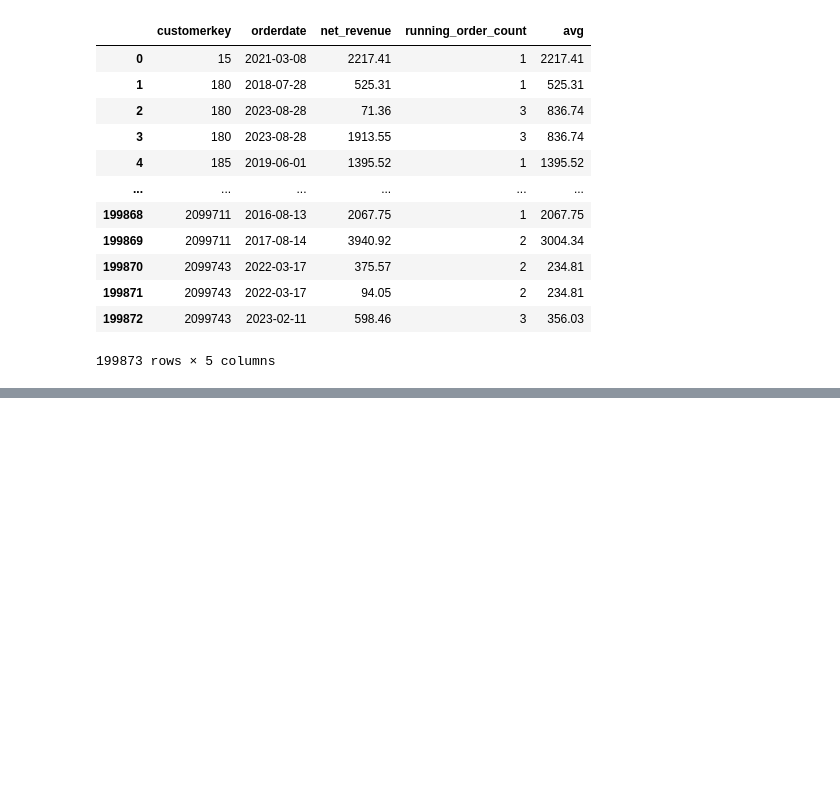
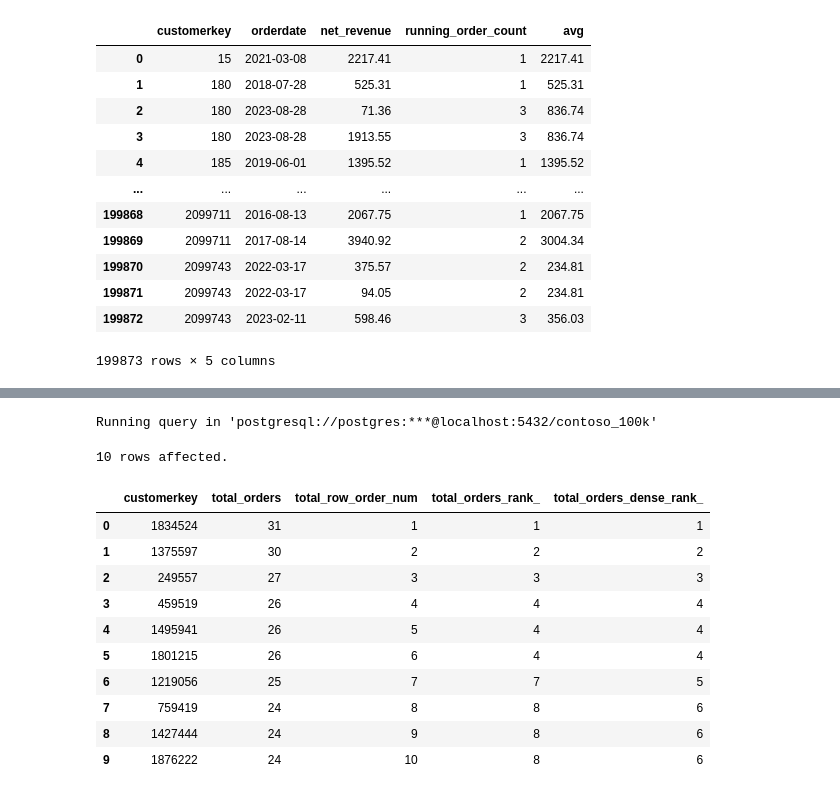
Before and after one commit to ew-alt/Data-anylatics, a Jupyter notebook: Resources/Blank_SQL_Notebook.ipynb, the cells around one changed output, grey strips where cells are left out. Drawn from its saved outputs; the diff is of its cells as text; code cells hidden in the pictures; blank space fills up the shorter version.

```diff
--- a/Resources/Blank_SQL_Notebook.ipynb
+++ b/Resources/Blank_SQL_Notebook.ipynb
@@ -615,0 +635,27 @@ Running query in 'postgresql://postgres:***@localhost:5432/contoso_100k'
+# %%
+%%sql
+
+SELECT
+  customerkey,
+  COUNT(*) AS total_orders,
+  ROW_NUMBER() OVER(ORDER BY COUNT(*) DESC) AS total_row_order_num,
+  RANK() OVER(ORDER BY COUNT(*) DESC) AS total_orders_rank_,
+  DENSE_RANK() OVER(ORDER BY COUNT(*) DESC) AS total_orders_dense_rank_
+FROM sales
+GROUP BY
+customerkey
+LIMIT 10
+# %% [output]
+Running query in 'postgresql://postgres:***@localhost:5432/contoso_100k'
+10 rows affected.
+|  | customerkey | total_orders | total_row_order_num | total_orders_rank_ | total_orders_dense_rank_ |
+| 0 | 1834524 | 31 | 1 | 1 | 1 |
+| 1 | 1375597 | 30 | 2 | 2 | 2 |
+| 2 | 249557 | 27 | 3 | 3 | 3 |
+| 3 | 459519 | 26 | 4 | 4 | 4 |
+| 4 | 1495941 | 26 | 5 | 4 | 4 |
+| 5 | 1801215 | 26 | 6 | 4 | 4 |
+| 6 | 1219056 | 25 | 7 | 7 | 5 |
+| 7 | 759419 | 24 | 8 | 8 | 6 |
+| 8 | 1427444 | 24 | 9 | 8 | 6 |
+| 9 | 1876222 | 24 | 10 | 8 | 6 |
```
Also changed, not shown: parts of 8 cells of this notebook.
